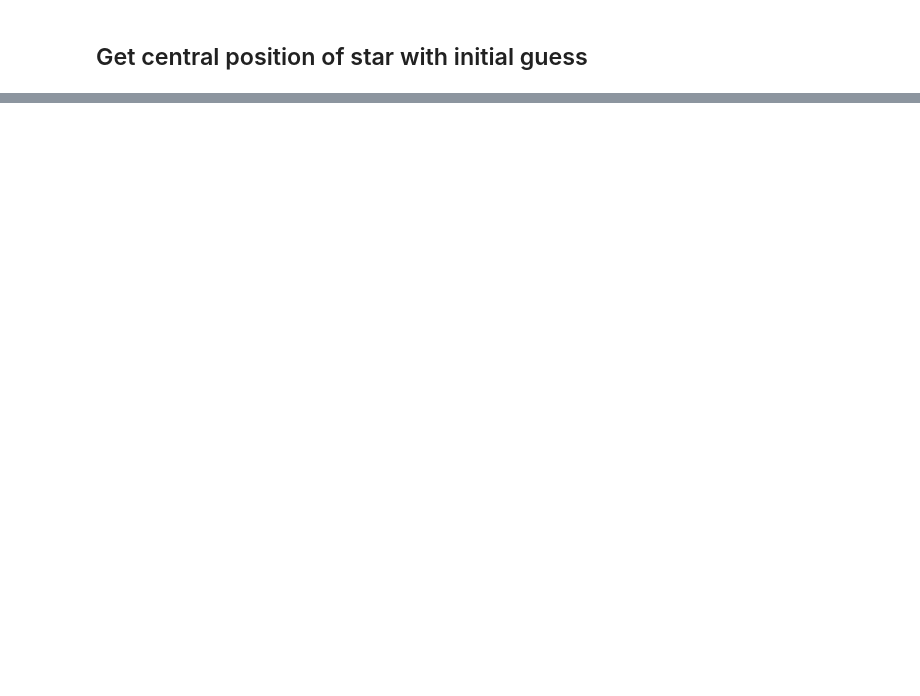
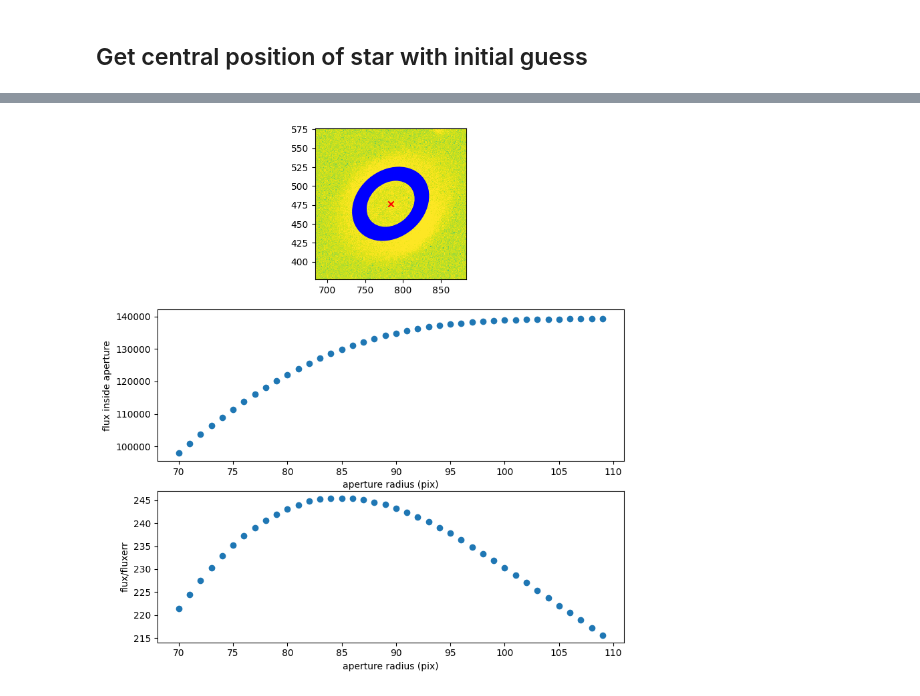
Before and after one commit to wisewizardofthestars/LA, a Jupyter notebook: V-aperture_photometry_AREA_CONSIDERED.ipynb, the cells around one changed output, grey strips where cells are left out. Cells and saved outputs as stored; diff of their text form; code cells hidden in the pictures; blank space fills up the shorter version.

Commit message:
calculate flux of m57 correctly

```diff
--- a/V-aperture_photometry_AREA_CONSIDERED.ipynb
+++ b/V-aperture_photometry_AREA_CONSIDERED.ipynb
@@ -136,43 +104,57 @@ Do aperture photometry
 # %%
-# THIS IS ONLY FOR POINTS NOT SURFACES
+from photutils.aperture import EllipticalAperture
+from photutils.isophote import EllipseGeometry, Ellipse
 
+## Estimate position with an initial position guess of the star with centroid
+smas = np.arange(70,110, 1)
+photometry_results = {}
+for i, fil in enumerate(filters):
+    position = positions[fil]
+    image = stacked_images[fil]
+    header = headers[fil]
+    apertures = []
+    for sma in smas:
+        geometry = EllipseGeometry(x0=position[0], y0=position[1], sma=sma, eps=0.2, pa=40.0 * np.pi / 180.0) #give an initial guess for the isophote
+        apertures.append(EllipticalAperture((geometry.x0, geometry.y0), geometry.sma, geometry.sma * (1 - geometry.eps), geometry.pa))
 
+    bkg = bkg_filters[fil]
+    erimage = erimage_filters[fil]
+    phot_table = aperture_photometry(image-bkg.background, apertures, error=erimage)
+    y = np.asarray([phot_table['aperture_sum_'+str(i)] for i in np.arange(0, smas.size)], dtype=float)
+    ery = np.asarray([phot_table['aperture_sum_err_'+str(i)] for i in np.arange(0, smas.size)], dtype=float)
+    y = np.reshape(y, (len(y),))
+    ery = np.reshape(ery, (len(ery),))
+    photometry_results[fil] = {'phot_table': phot_table, 'y': y, 'ery': ery, 'position': position}
+    # Plot curve of growth and image with apertures
+    from astropy.visualization import simple_norm
+    fig, ax = plt.subplots(3, figsize=(9, 10))
+    norm = simple_norm(image, 'log', percent=99.)
+    ax[0].imshow(image, norm=norm, aspect=1, interpolation='nearest')
+    ax[0].scatter(position[0], position[1], color='red', marker='x')
+    for sma in smas:
+        ellipse = patches.Ellipse(position, sma, sma * 0.8, angle=40.0, edgecolor='b', fill=False)
+        ax[0].add_artist(ellipse)
+    ax[0].set_xlim([position[0]-100, position[0]+100])
+    ax[0].set_ylim([position[1]-100, position[1]+100])
+    # plot curve of growth
+    ax[1].errorbar(smas, y, yerr=ery, fmt='o')
+    ax[1].set_xlabel('aperture radius (pix)')
+    ax[1].set_ylabel('flux inside aperture')
+    # plot flux/fluxerr (S/N)
+    ax[2].errorbar(smas, y/ery, fmt='o')
+    ax[2].set_xlabel('aperture radius (pix)')
+    ax[2].set_ylabel('flux/fluxerr')
 
-# ## Perform aperture photometry for every filter
-# from photutils.aperture import CircularAperture
-# radii = np.arange(3,31)  # radii (pix) of circular apertures
-# photometry_results = {}
-# for fil in filters:
-#     image = stacked_images[fil]
-#     bkg = bkg_filters[fil]
-#     erimage = erimage_filters[fil]
-#     position = positions[fil]
-#     aperture = [CircularAperture(position, r=r) for r in radii] # define circular apertures
-#     phot_table = aperture_photometry(image-bkg.background, aperture, error=erimage)
-#     y = np.asarray([phot_table['aperture_sum_'+str(i)] for i in np.arange(0, radii.size)], dtype=float)
-#     ery = np.asarray([phot_table['aperture_sum_err_'+str(i)] for i in np.arange(0, radii.size)], dtype=float)
-#     y = np.reshape(y, (len(y),))
-#     ery = np.reshape(ery, (len(ery),))
-#     photometry_results[fil] = {'phot_table': phot_table, 'y': y, 'ery': ery, 'position': position}
-#     print(f'Photometry table for {fil} channel:')
-#     print(phot_table)
-#     print('Errors:', ery)
-#     # Plot curve of growth and image with apertures
-#     from astropy.visualization import simple_norm
-#     fig, ax = plt.subplots(3, figsize=(9, 10))
-#     norm = simple_norm(image, 'log', percent=99.)
-#     ax[0].imshow(image, norm=norm, cmap='viridis', aspect=1, interpolation='nearest')
-#     ax[0].scatter(position[0], position[1], color='red', marker='x')
-#     for r in radii:
-#         circle = plt.Circle(position, r, color='green', fill=False)
-#         ax[0].add_artist(circle)
-#     ax[0].set_xlim([position[0]-35, position[0]+35])
-#     ax[0].set_ylim([position[1]-35, position[1]+35])
-#     # plot curve of growth
-#     ax[1].errorbar(radii, y, yerr=ery, fmt='o')
-#     ax[1].set_xlabel('aperture radius (pix)')
-#     ax[1].set_ylabel('flux inside aperture')
-#     # plot flux/fluxerr (S/N)
-#     ax[2].errorbar(radii, y/ery, fmt='o')
-#     ax[2].set_xlabel('aperture radius (pix)')
-#     ax[2].set_ylabel('flux/fluxerr')
+    # compute SNR and find index of maximum
+    snr = y / ery
+    best_idx = np.argmax(snr)
+
+    # record best values for this filter
+    best_sma = smas[best_idx]
+    best_flux = y[best_idx]
+    best_flux_err = ery[best_idx]
+    flux_per_second = best_flux/header['EXPTIME']
+    err_per_second = best_flux_err/header['EXPTIME']
+
+    print(f"Filter {fil}: best SMA = {best_sma:.2f}, flux = {best_flux:.3e} ± {best_flux_err:.3e}, flux per second = {flux_per_second:.3e} ± {err_per_second:.3e}, SNR = {snr[best_idx]:.2f}")
+# %% [output]
@@ -178,0 +164 @@ Do aperture photometry
+[figure, added]
```
Also changed, not shown: parts of 10 cells of this notebook, 6 other files.
